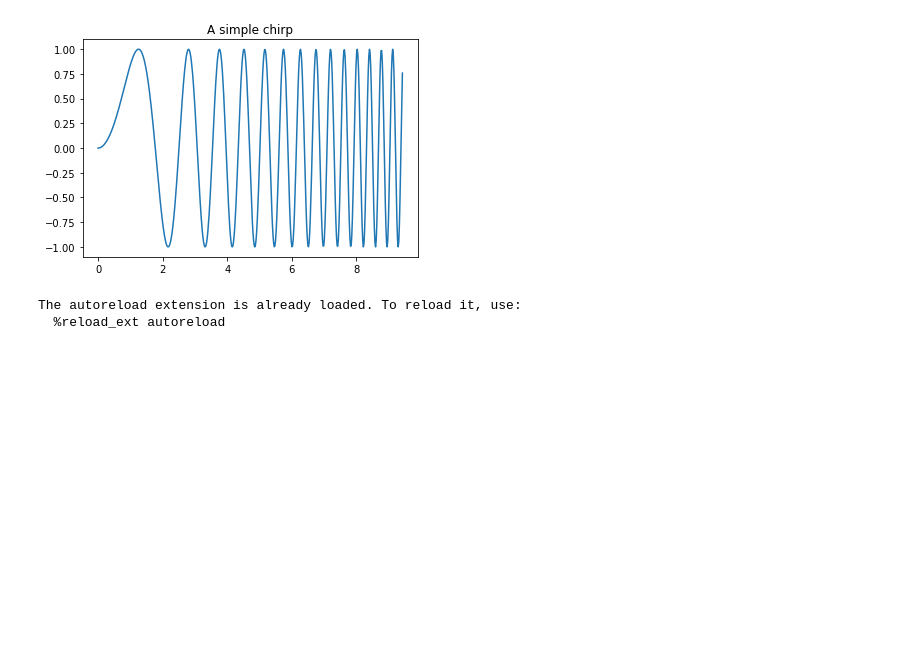
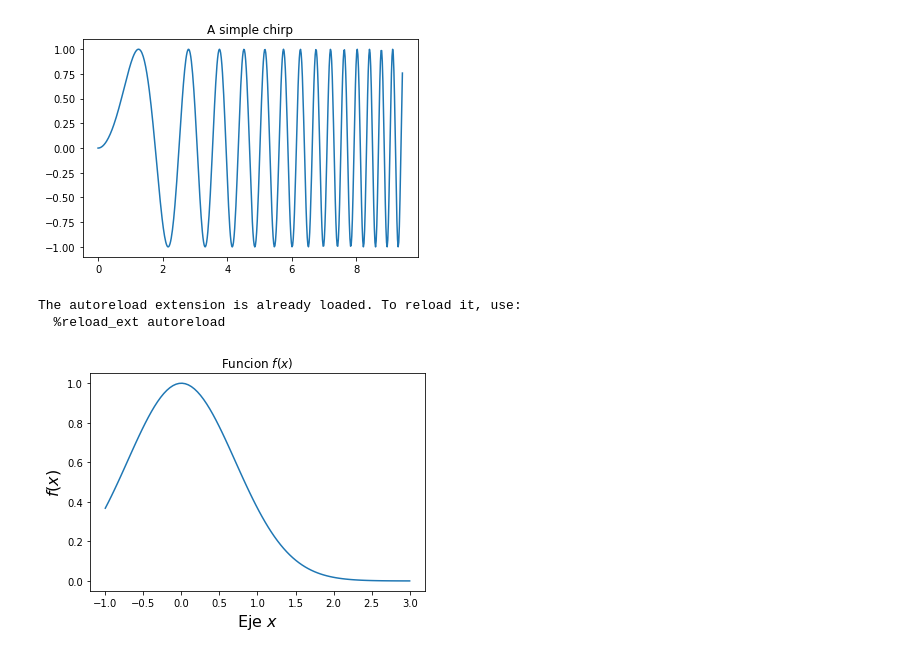
Before and after one commit to rajan-chari/ml-explore, a Jupyter notebook: test.ipynb, the cells around one changed output. Cells and saved outputs as stored; diff of their text form; code cells hidden in the pictures; blank space fills up the shorter version.

```diff
--- a/test.ipynb
+++ b/test.ipynb
@@ -20,5 +20,12 @@ The autoreload extension is already loaded. To reload it, use:
 %autoreload 1
 # %%
 %aimport script
+# %%
+def f(x):
+    return np.exp(-x ** 2)
+# %%
+x = np.linspace(-1, 3, 100)
 # %%
-def f(x):
+script.myplot(f, x)
+# %% [output]
+[figure, added]
```
